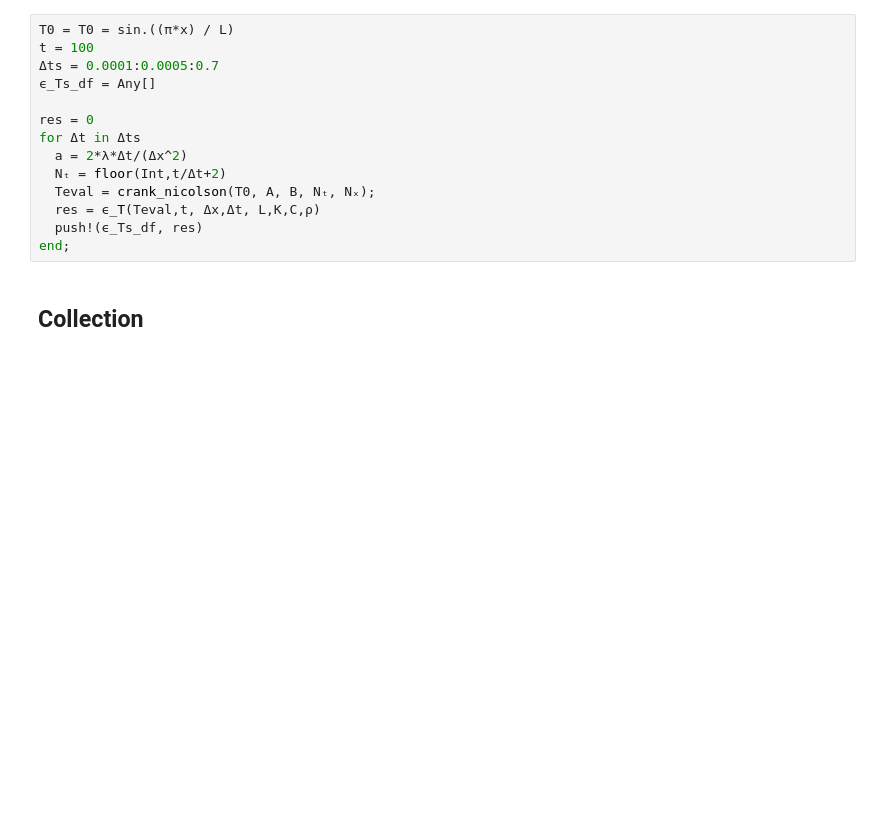
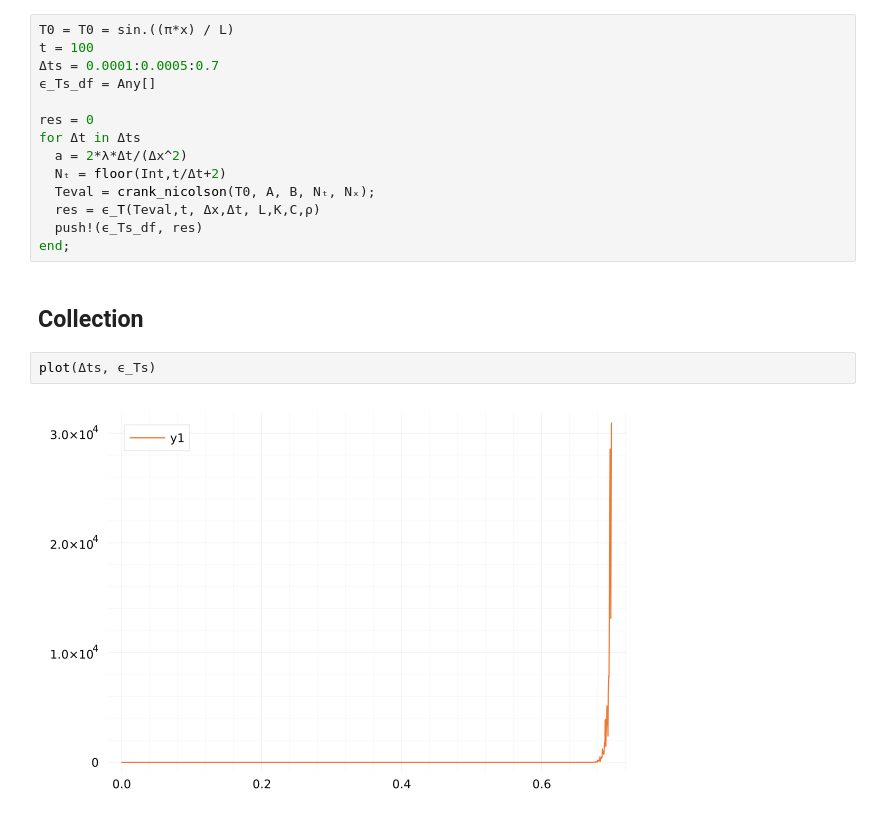
Before and after one commit to simonblaue/MCP-Ex4, a Jupyter notebook: task2.ipynb, the cells around one changed output. Drawn from its saved outputs; the diff is of its cells as text; blank space fills up the shorter version.

```diff
--- a/task2.ipynb
+++ b/task2.ipynb
@@ -173,6 +179,10 @@ for Δt in Δts
 end;
 # %% [markdown]
 ## Collection
+# %%
+plot(Δts, ϵ_Ts)
+# %% [output]
+[figure, added]
 # %%
 data = [ϵ_Ts, ϵ_Ts_eb, ϵ_Ts_cn, ϵ_Ts_df]
 labels = ["FTCS" "Euler Backwards" "Crank-Nicolson" "Dufort-Frankel"]
```
Also changed, not shown: parts of 7 cells of this notebook, 2 other files.
